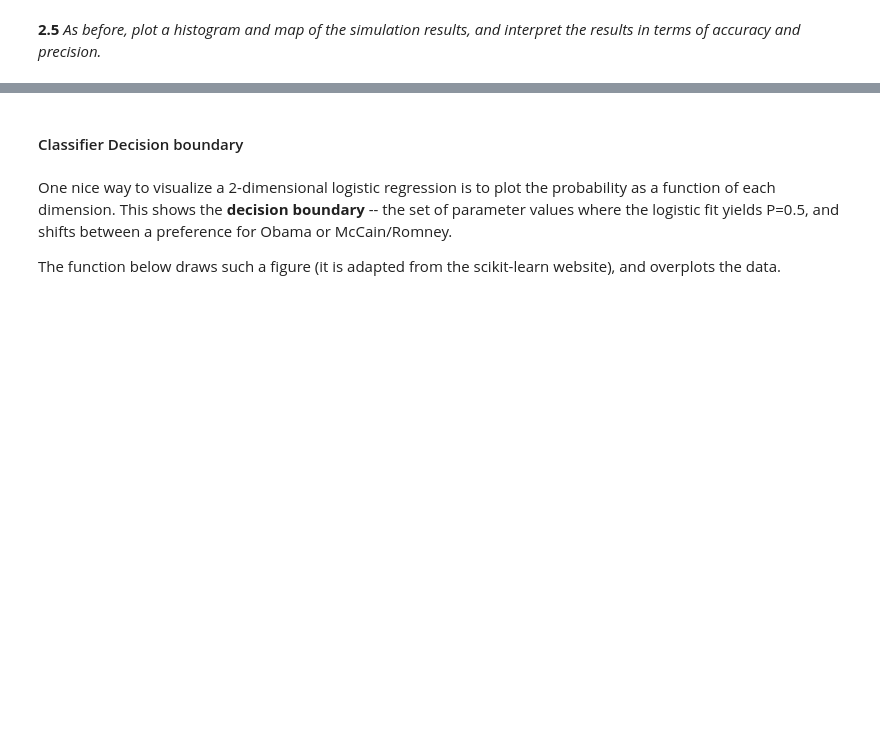
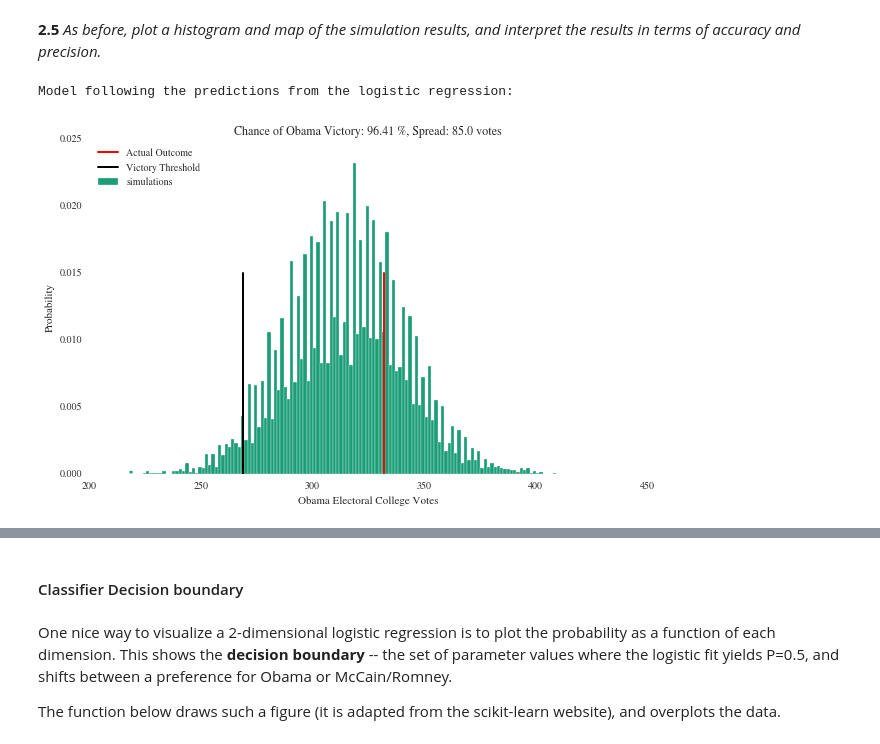
Before and after one commit to imantdaunhawer/content_2013, a Jupyter notebook: HW2.ipynb, the cells around one changed output, grey strips where cells are left out. Drawn from its saved outputs; the diff is of its cells as text; code cells hidden in the pictures; blank space fills up the shorter version.

```diff
--- a/HW2.ipynb
+++ b/HW2.ipynb
@@ -1015,20 +1016,22 @@ We first build the features from the 2008 data frame, returning `y`, the vector
 from sklearn.linear_model import LogisticRegression
 
 def prepare_features(frame2008, featureslist):
+    ''' returns two numpy arrays, the matrix of features and the vector of outcomes'''
     y= frame2008.obama_win.values
     X = frame2008[featureslist].values
-    if len(X.shape) == 1:
-        X = X.reshape(-1, 1)
+    if len(X.shape) == 1:   # if X is a vector, then ...
+        X = X.reshape(-1, 1)     # adds a 1 to the column shape. e.g. a vector with shape (5,) becomes (5,1)
     return y, X
 # %% [markdown]
 We use the above function to get the label vector and feature-sample matrix for feeding to scikit-learn. We then use the usual scikit-learn incantation `fit` to fit a logistic regression model with regularization parameter `C`. The parameter `C` is a hyperparameter of the model, and is used to penalize too high values of the parameter co-efficients in the loss function that is minimized to perform the logistic regression. We build a new dataframe with the usual `Obama` column, that holds the probabilities used to make the prediction. Finally we return a tuple of the dataframe and the classifier instance, in that order.
 # %%
 def fit_logistic(frame2008, frame2012, featureslist, reg=0.0001):
+    '''Returns the predicted probabilities as a dataframe and the logistic model used (clf2)'''
     y, X = prepare_features(frame2008, featureslist)
     clf2 = LogisticRegression(C=reg)
     clf2.fit(X, y)
-    X_new = frame2012[featureslist]
-    obama_probs = clf2.predict_proba(X_new)[:, 1]
+    X_new = frame2012[featureslist]   # fresh data from 2012
+    obama_probs = clf2.predict_proba(X_new)[:, 1]   # computes and stores predicted values for the 2012 elections
 
     df = pd.DataFrame(index=frame2012.index)
     df['Obama'] = obama_probs
@@ -1051,6 +1054,8 @@ def cv_optimize(frame2008, featureslist, n_folds=10, num_p=100):
 Finally we write the function that we use to make our fits. It takes both the 2008 and 2012 frame as arguments, as well as the featurelist, and the number of cross-validation folds to do. It uses the above defined `logistic_score` to find the best-fit `C`, and then uses this value to return the tuple of result dataframe and classifier described above. This is the function you will be using.
 # %%
 def cv_and_fit(frame2008, frame2012, featureslist, n_folds=5):
+    ''' returns the "best" predicted values and the corresponding linear model used for computing them
+    (as tested with cross validation and optimization)'''
     bp, bs = cv_optimize(frame2008, featureslist, n_folds=n_folds)
     predict, clf = fit_logistic(frame2008, frame2012, featureslist, reg=bp['C'])
     return predict, clf
@@ -1060,0 +1068,4 @@ def cv_and_fit(frame2008, frame2012, featureslist, n_folds=5):
+# %%
+#your code here
+pred_2012, lm = cv_and_fit(e2008, e2012, e2012.columns, n_folds=5)
+print pred_2012.head()
@@ -1061,3 +1080,15 @@ def cv_and_fit(frame2008, frame2012, featureslist, n_folds=5):
 # %% [markdown]
 **2.5** *As before, plot a histogram and map of the simulation results, and interpret the results in terms of accuracy and precision.*
+# %%
+#code to make the histogram
+#your code here
+print "Model following the predictions from the logistic regression:"
+model = pred_2012
+model = model.join(electoral_votes)
+prediction = simulate_election(model, 10000)
+plot_simulation(prediction)
+plt.show()
+# %% [output]
+Model following the predictions from the logistic regression:
+[figure, added]
 # %%
```
Also changed, not shown: parts of 13 cells of this notebook.
